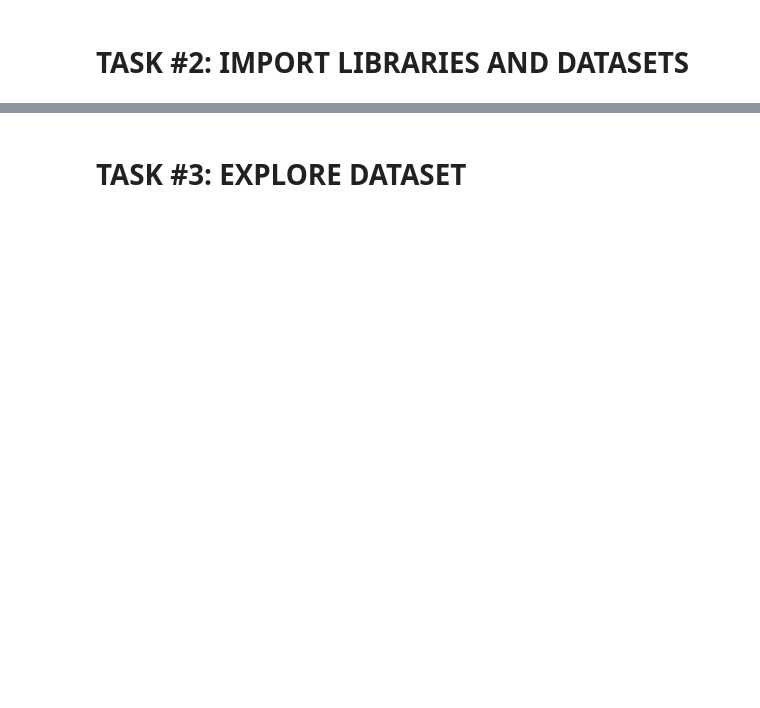
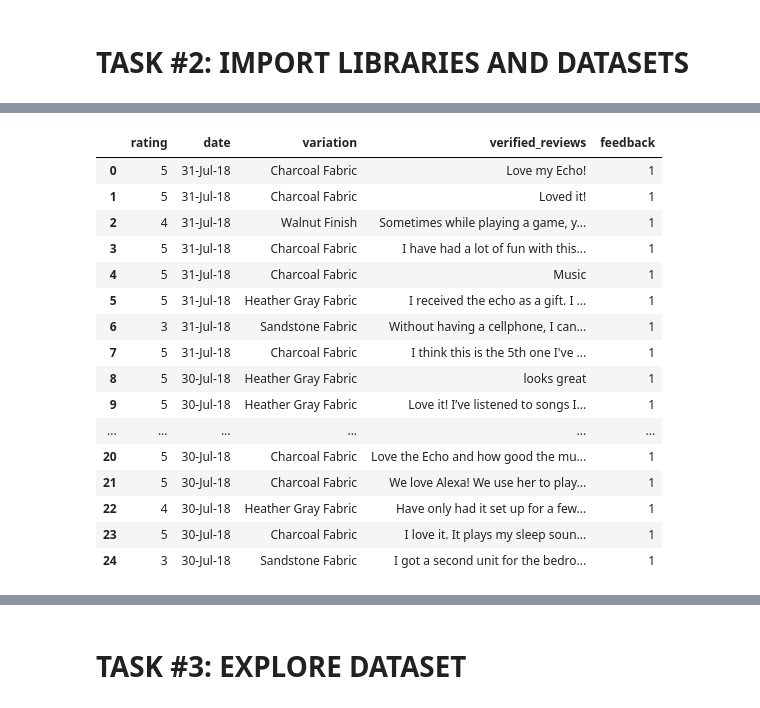
Before and after one commit to wellmej/DataScienceUseCases, a Jupyter notebook: Case5_My_Public_Relations_Department_Skeleton.ipynb, the cells around one changed output, grey strips where cells are left out. Cells and saved outputs as stored; diff of their text form; code cells hidden in the pictures; blank space fills up the shorter version.

```diff
--- a/Case5_My_Public_Relations_Department_Skeleton.ipynb
+++ b/Case5_My_Public_Relations_Department_Skeleton.ipynb
@@ -32,0 +35,29 @@ drive.mount('/content/drive')
+# %%
+reviews_file = '/content/drive/MyDrive/Colab Notebooks/Data Science Case Studies/Case5/amazon_alexa.tsv'
+reviews_df = pd.read_csv(reviews_file, sep = '\t')  # to read tab separated data file
+reviews_df.head(25)
+#
+# File is reviews of Amazon Echo.
+#
+# variation: Type of Echo finish or sytle
+# verified_reviews: Text of the review
+# feedback: 1 = rating was either 4 or 5 (positive review), 0 = rating was 1 or 2 (negative review)
+#
+# %% [output]
+|  | rating | date | variation | verified_reviews | feedback |
+| 0 | 5 | 31-Jul-18 | Charcoal Fabric | Love my Echo! | 1 |
+| 1 | 5 | 31-Jul-18 | Charcoal Fabric | Loved it! | 1 |
+| 2 | 4 | 31-Jul-18 | Walnut Finish | Sometimes while playing a game, y... | 1 |
+| 3 | 5 | 31-Jul-18 | Charcoal Fabric | I have had a lot of fun with this... | 1 |
+| 4 | 5 | 31-Jul-18 | Charcoal Fabric | Music | 1 |
+| 5 | 5 | 31-Jul-18 | Heather Gray Fabric | I received the echo as a gift. I ... | 1 |
+| 6 | 3 | 31-Jul-18 | Sandstone Fabric | Without having a cellphone, I can... | 1 |
+| 7 | 5 | 31-Jul-18 | Charcoal Fabric | I think this is the 5th one I've ... | 1 |
+| 8 | 5 | 30-Jul-18 | Heather Gray Fabric | looks great | 1 |
+| 9 | 5 | 30-Jul-18 | Heather Gray Fabric | Love it! I’ve listened to songs I... | 1 |
+| ... | ... | ... | ... | ... | ... |
+| 20 | 5 | 30-Jul-18 | Charcoal Fabric | Love the Echo and how good the mu... | 1 |
+| 21 | 5 | 30-Jul-18 | Charcoal Fabric | We love Alexa! We use her to play... | 1 |
+| 22 | 4 | 30-Jul-18 | Heather Gray Fabric | Have only had it set up for a few... | 1 |
+| 23 | 5 | 30-Jul-18 | Charcoal Fabric | I love it. It plays my sleep soun... | 1 |
+| 24 | 3 | 30-Jul-18 | Sandstone Fabric | I got a second unit for the bedro... | 1 |
```
Also changed, not shown: parts of 13 cells of this notebook.
